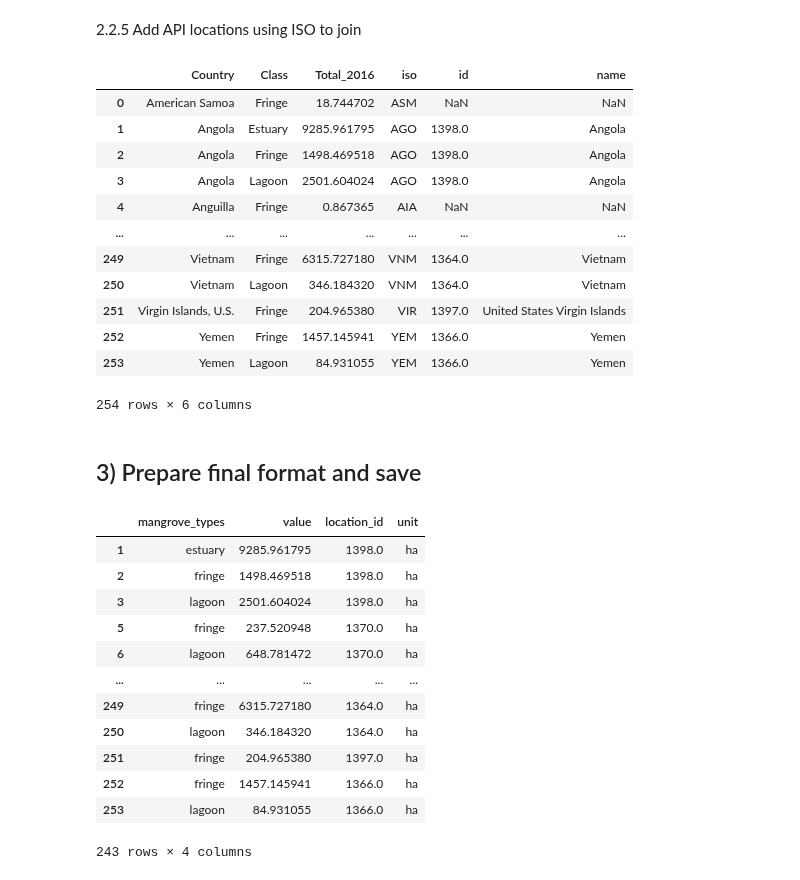
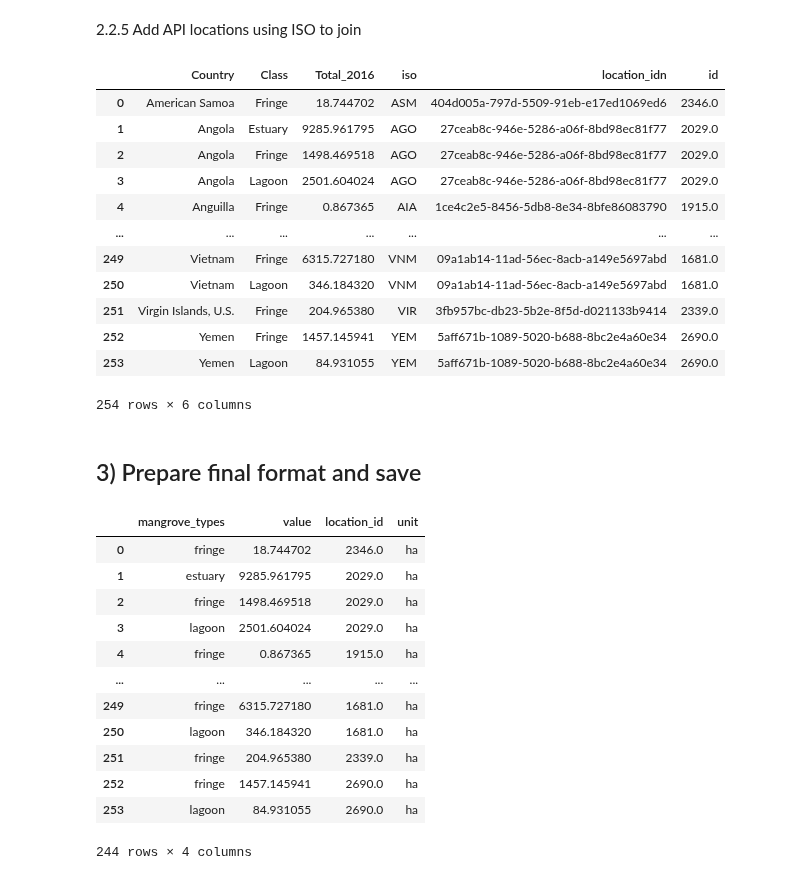
Before and after one commit to Vizzuality/mangrove-atlas, a Jupyter notebook: data/notebooks/Lab/data_processing/widgets-v2/Typology_widget_data.ipynb, the cells around one changed output. Cells and saved outputs as stored; diff of their text form; code cells hidden in the pictures.

```diff
--- a/data/notebooks/Lab/data_processing/widgets-v2/Typology_widget_data.ipynb
+++ b/data/notebooks/Lab/data_processing/widgets-v2/Typology_widget_data.ipynb
@@ -178,7 +170,7 @@ country_codes.head()
 # %% [markdown]
 2.2.2 Join with datasets countries
 # %%
-cc = pd.merge(layer0['Country'], country_codes, left_on='Country', right_on='NAME_0', how = 'left')
+cc = pd.merge(layer0['Country'], locations[['name', 'iso', 'location_idn']], left_on='Country', right_on='name', how = 'left')
 cc.drop_duplicates(inplace=True)
 cc
 # %% [output]
@@ -207,4 +201,5 @@ Name: Country, dtype: object
 # %%
+cc.loc[cc.Country == 'Mexico', 'iso'] = 'MEX'
 cc.loc[cc.Country == 'East Timor', 'iso'] = 'TLS'
 cc.loc[cc.Country == 'Bonaire, Saint Eustatius and Saba', 'iso'] = 'BQ'
 cc.loc[cc.Country == 'Sao Tome and Principe', 'iso'] = 'STP'
@@ -215,6 +210,6 @@ array([], dtype=object)
 # %% [markdown]
 2.2.4 Add ISO column to groupped data
 # %%
-cc.drop(columns=['NAME_0'], inplace=True)
+cc.drop(columns=['name'], inplace=True)
 cc
 # %% [output]
@@ -251,43 +246,43 @@ df_iso
 # %% [markdown]
 2.2.5 Add API locations using ISO to join
 # %%
-df_final = pd.merge(df_iso, locations, on='iso', how='left')
+df_final = pd.merge(df_iso, api_locs, on='location_idn', how='left')
 df_final
 # %% [output]
-|  | Country | Class | Total_2016 | iso | id | name |
-| 0 | American Samoa | Fringe | 18.744702 | ASM | NaN | NaN |
-| 1 | Angola | Estuary | 9285.961795 | AGO | 1398.0 | Angola |
-| 2 | Angola | Fringe | 1498.469518 | AGO | 1398.0 | Angola |
-| 3 | Angola | Lagoon | 2501.604024 | AGO | 1398.0 | Angola |
-| 4 | Anguilla | Fringe | 0.867365 | AIA | NaN | NaN |
+|  | Country | Class | Total_2016 | iso | location_idn | id |
+| 0 | American Samoa | Fringe | 18.744702 | ASM | 404d005a-797d-5509-91eb-e17ed1069ed6 | 2346.0 |
+| 1 | Angola | Estuary | 9285.961795 | AGO | 27ceab8c-946e-5286-a06f-8bd98ec81f77 | 2029.0 |
+| 2 | Angola | Fringe | 1498.469518 | AGO | 27ceab8c-946e-5286-a06f-8bd98ec81f77 | 2029.0 |
+| 3 | Angola | Lagoon | 2501.604024 | AGO | 27ceab8c-946e-5286-a06f-8bd98ec81f77 | 2029.0 |
+| 4 | Anguilla | Fringe | 0.867365 | AIA | 1ce4c2e5-8456-5db8-8e34-8bfe86083790 | 1915.0 |
 | ... | ... | ... | ... | ... | ... | ... |
-| 249 | Vietnam | Fringe | 6315.727180 | VNM | 1364.0 | Vietnam |
-| 250 | Vietnam | Lagoon | 346.184320 | VNM | 1364.0 | Vietnam |
-| 251 | Virgin Islands, U.S. | Fringe | 204.965380 | VIR | 1397.0 | United States Virgin Islands |
-| 252 | Yemen | Fringe | 1457.145941 | YEM | 1366.0 | Yemen |
-| 253 | Yemen | Lagoon | 84.931055 | YEM | 1366.0 | Yemen |
+| 249 | Vietnam | Fringe | 6315.727180 | VNM | 09a1ab14-11ad-56ec-8acb-a149e5697abd | 1681.0 |
+| 250 | Vietnam | Lagoon | 346.184320 | VNM | 09a1ab14-11ad-56ec-8acb-a149e5697abd | 1681.0 |
+| 251 | Virgin Islands, U.S. | Fringe | 204.965380 | VIR | 3fb957bc-db23-5b2e-8f5d-d021133b9414 | 2339.0 |
+| 252 | Yemen | Fringe | 1457.145941 | YEM | 5aff671b-1089-5020-b688-8bc2e4a60e34 | 2690.0 |
+| 253 | Yemen | Lagoon | 84.931055 | YEM | 5aff671b-1089-5020-b688-8bc2e4a60e34 | 2690.0 |
 254 rows × 6 columns
 # %% [markdown]
 ## 3) Prepare final format and save
 # %%
-df_final.drop(columns=['iso', 'name', 'Country'], inplace=True)
+df_final.drop(columns=['iso', 'Country', 'location_idn'], inplace=True)
 df_final.rename(columns={'id':'location_id', 'Class':'mangrove_types', 'Total_2016':'value'}, inplace=True)
 df_final['unit'] = 'ha'
 df_final.mangrove_types = df_final.mangrove_types.str.lower()
 df_final = df_final[~df_final.location_id.isnull()]
 df_final
 # %% [output]
 |  | mangrove_types | value | location_id | unit |
-| 1 | estuary | 9285.961795 | 1398.0 | ha |
-| 2 | fringe | 1498.469518 | 1398.0 | ha |
-| 3 | lagoon | 2501.604024 | 1398.0 | ha |
-| 5 | fringe | 237.520948 | 1370.0 | ha |
-| 6 | lagoon | 648.781472 | 1370.0 | ha |
+| 0 | fringe | 18.744702 | 2346.0 | ha |
+| 1 | estuary | 9285.961795 | 2029.0 | ha |
+| 2 | fringe | 1498.469518 | 2029.0 | ha |
+| 3 | lagoon | 2501.604024 | 2029.0 | ha |
+| 4 | fringe | 0.867365 | 1915.0 | ha |
 | ... | ... | ... | ... | ... |
-| 249 | fringe | 6315.727180 | 1364.0 | ha |
-| 250 | lagoon | 346.184320 | 1364.0 | ha |
-| 251 | fringe | 204.965380 | 1397.0 | ha |
-| 252 | fringe | 1457.145941 | 1366.0 | ha |
-| 253 | lagoon | 84.931055 | 1366.0 | ha |
+| 249 | fringe | 6315.727180 | 1681.0 | ha |
+| 250 | lagoon | 346.184320 | 1681.0 | ha |
+| 251 | fringe | 204.965380 | 2339.0 | ha |
+| 252 | fringe | 1457.145941 | 2690.0 | ha |
+| 253 | lagoon | 84.931055 | 2690.0 | ha |
-243 rows × 4 columns
+244 rows × 4 columns
 # %%
```
Also changed, not shown: parts of 13 cells of this notebook, 4 other files.
